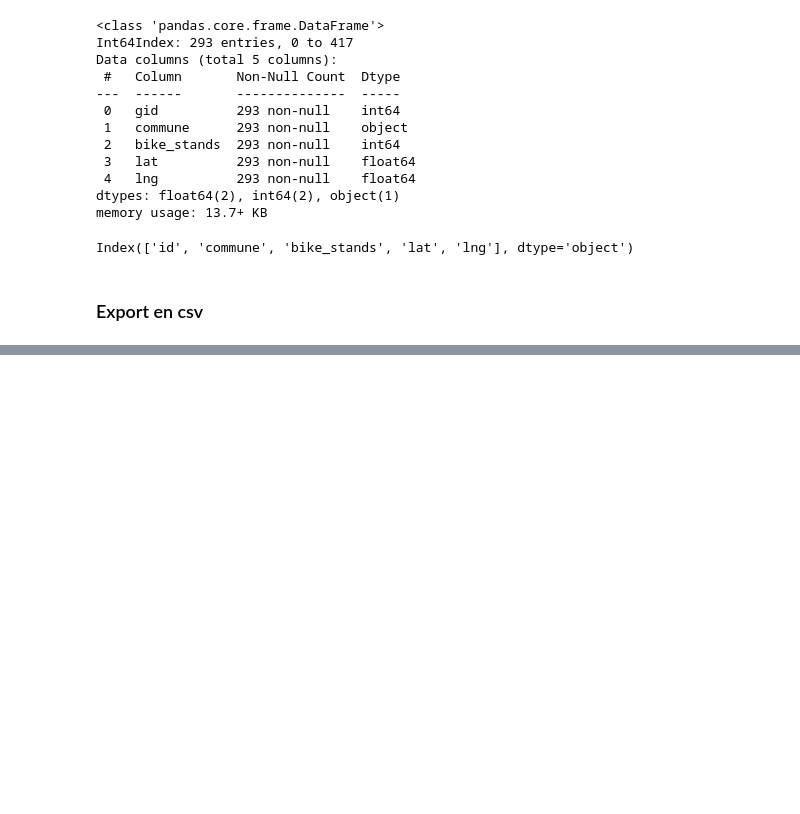
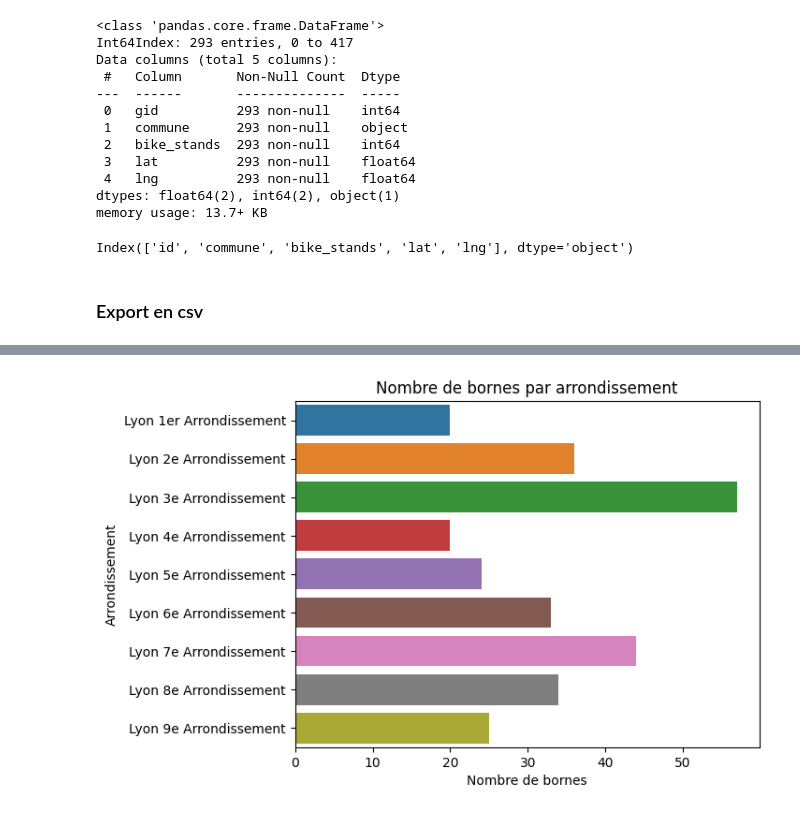
Before and after one commit to CamilleVacant/pedaler, a Jupyter notebook: bornes_vlov_lyon.ipynb, the cells around one changed output, grey strips where cells are left out. Saved outputs shown, nothing was run; the diff lists cells and outputs as text; code cells hidden in the pictures; blank space fills up the shorter version.

```diff
--- a/bornes_vlov_lyon.ipynb
+++ b/bornes_vlov_lyon.ipynb
@@ -142,0 +166,8 @@ df_selection.to_csv('bornes_vlov_lyon.csv', index=False)
+# %%
+count_of_terminal = df_selection['commune'].value_counts().reset_index().sort_values(by='index')
+sns.barplot(data=count_of_terminal, x='commune', y='index')
+plt.xlabel('Nombre de bornes')
+plt.ylabel('Arrondissement')
+plt.title('Nombre de bornes par arrondissement');
+# %% [output]
+[figure, added]
```
Also changed, not shown: parts of 6 cells of this notebook.
